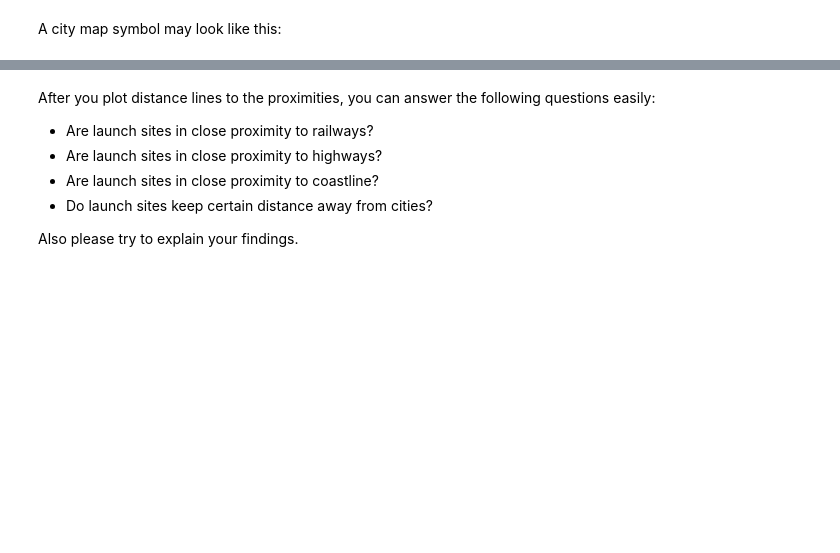
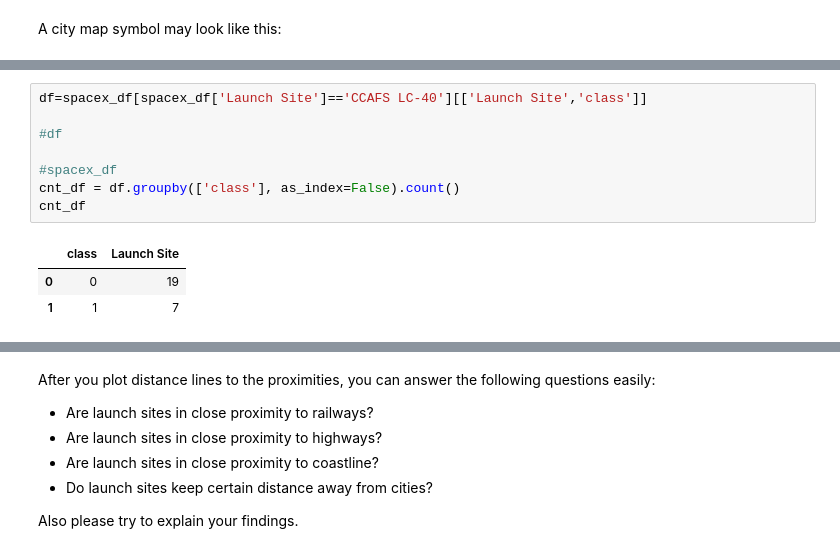
Before and after one commit to Gomathi-SN/SpaceX_Capstone, a Jupyter notebook: Interactive Visual analytics.ipynb, the cells around one changed output, grey strips where cells are left out. Saved outputs shown, nothing was run; the diff lists cells and outputs as text; blank space fills up the shorter version.

```diff
--- a/Interactive Visual analytics.ipynb
+++ b/Interactive Visual analytics.ipynb
@@ -431,2 +465,14 @@ site_map
+# %%
+df=spacex_df[spacex_df['Launch Site']=='CCAFS LC-40'][['Launch Site','class']]
+
+#df
+
+#spacex_df
+cnt_df = df.groupby(['class'], as_index=False).count()
+cnt_df
+# %% [output]
+|  | class | Launch Site |
+| 0 | 0 | 19 |
+| 1 | 1 | 7 |
 # %%
 # %% [output]
```
Also changed, not shown: parts of 7 cells of this notebook.
